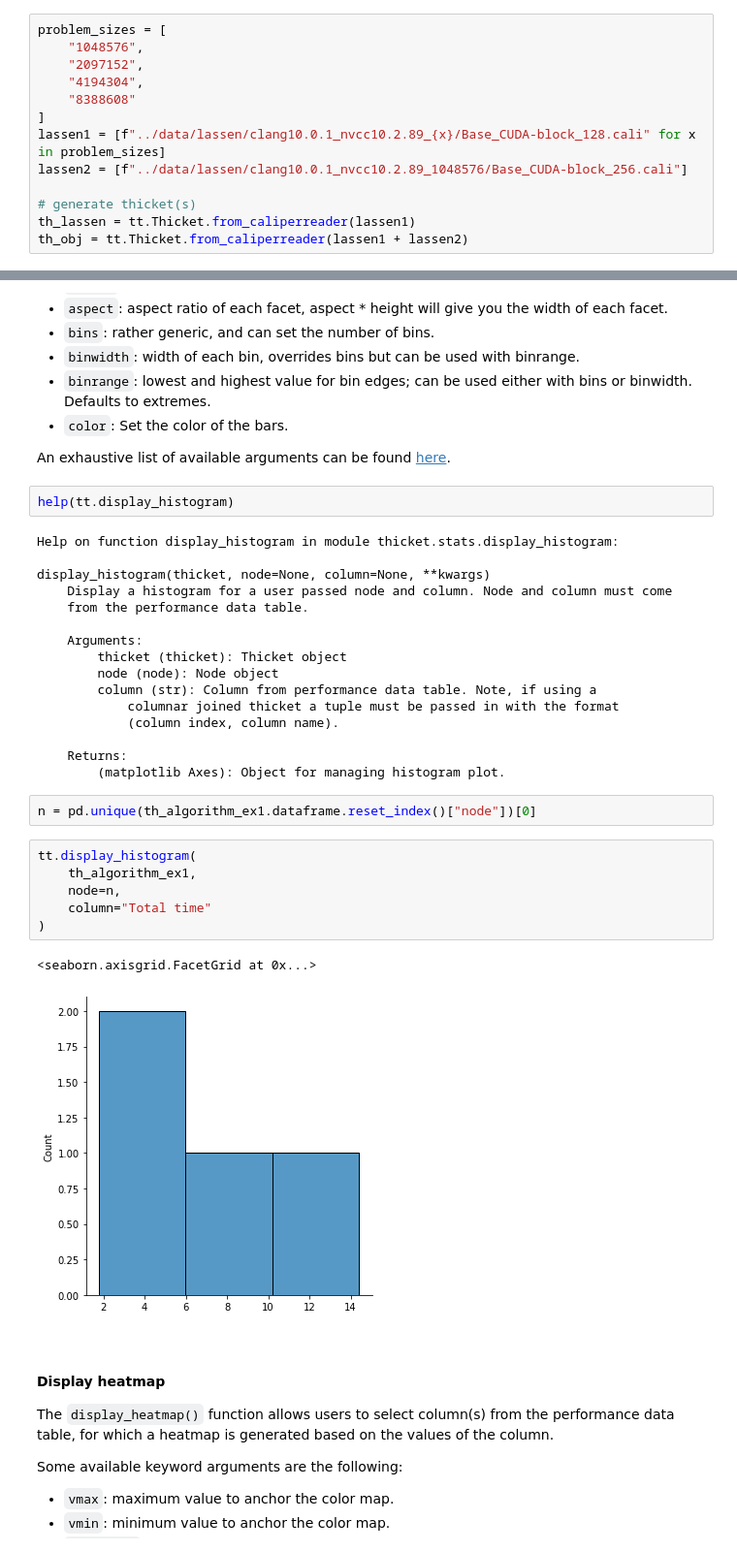
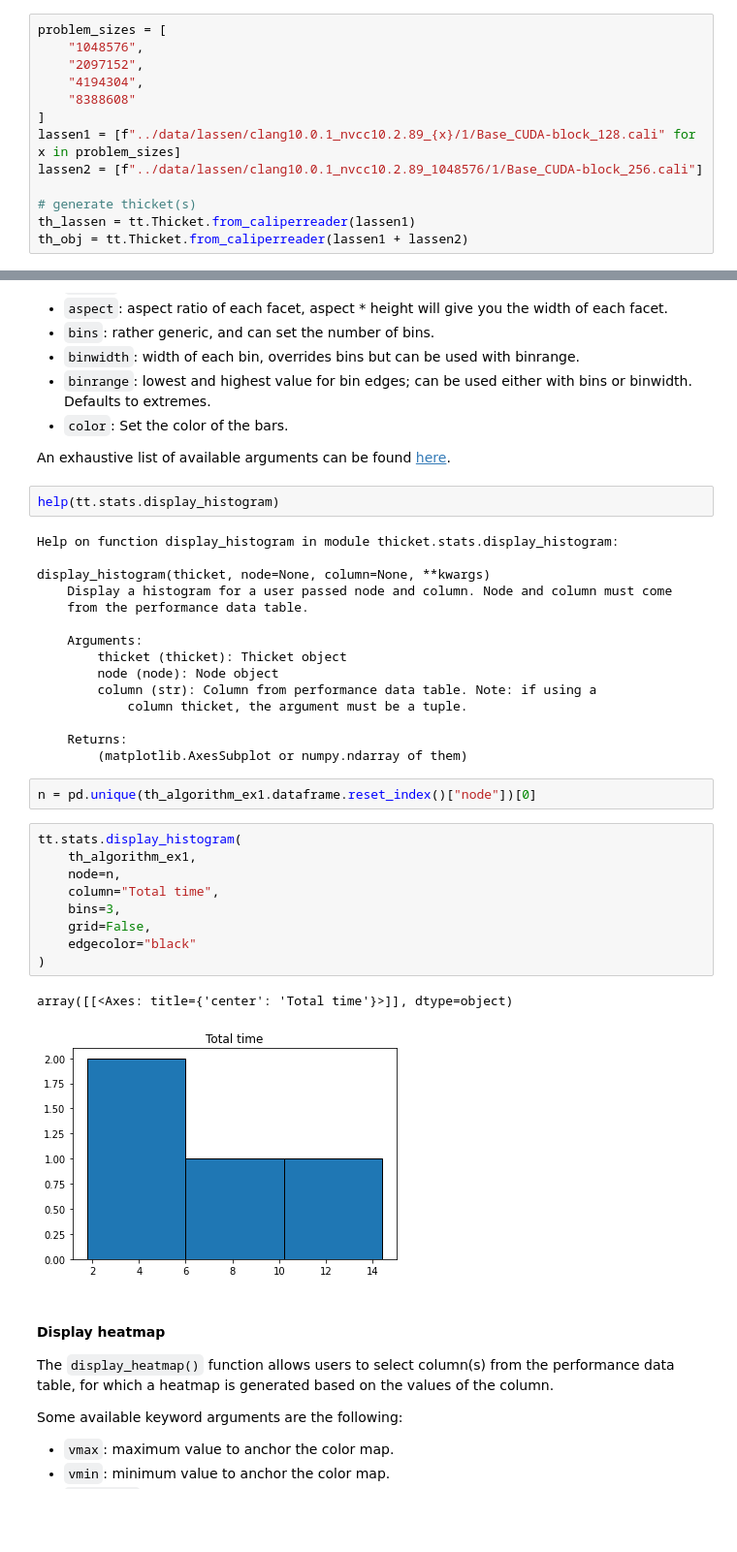
Before and after one commit to LLNL/thicket, a Jupyter notebook: docs/thicket_tutorial.ipynb, the cells around one changed output, grey strips where cells are left out. Shown at 97% size. Drawn from its saved outputs; the diff is of its cells as text; blank space fills up the shorter version.

```diff
--- a/docs/thicket_tutorial.ipynb
+++ b/docs/thicket_tutorial.ipynb
@@ -38,8 +37,8 @@ problem_sizes = [
     "4194304",
     "8388608"
 ]
-lassen1 = [f"../data/lassen/clang10.0.1_nvcc10.2.89_{x}/Base_CUDA-block_128.cali" for x in problem_sizes]
-lassen2 = [f"../data/lassen/clang10.0.1_nvcc10.2.89_1048576/Base_CUDA-block_256.cali"]
+lassen1 = [f"../data/lassen/clang10.0.1_nvcc10.2.89_{x}/1/Base_CUDA-block_128.cali" for x in problem_sizes]
+lassen2 = [f"../data/lassen/clang10.0.1_nvcc10.2.89_1048576/1/Base_CUDA-block_256.cali"]
 
 # generate thicket(s)
 th_lassen = tt.Thicket.from_caliperreader(lassen1)
@@ -508,7 +475,7 @@ Some available keyword arguments are the following,
 
 An exhaustive list of available arguments can be found [here](https://seaborn.pydata.org/generated/seaborn.displot.html).
 # %%
-help(tt.display_histogram)
+help(tt.stats.display_histogram)
 # %% [output]
 Help on function display_histogram in module thicket.stats.display_histogram:
 
@@ -519,23 +486,25 @@ display_histogram(thicket, node=None, column=None, **kwargs)
     Arguments:
         thicket (thicket): Thicket object
         node (node): Node object
-        column (str): Column from performance data table. Note, if using a
-            columnar joined thicket a tuple must be passed in with the format
-            (column index, column name).
+        column (str): Column from performance data table. Note: if using a
+            column thicket, the argument must be a tuple.
 
     Returns:
-        (matplotlib Axes): Object for managing histogram plot.
+        (matplotlib.AxesSubplot or numpy.ndarray of them)
 # %%
 n = pd.unique(th_algorithm_ex1.dataframe.reset_index()["node"])[0]
 # %%
-tt.display_histogram(
+tt.stats.display_histogram(
     th_algorithm_ex1,
     node=n,
-    column="Total time"
+    column="Total time",
+    bins=3,
+    grid=False,
+    edgecolor="black"
 )
 # %% [output]
-<seaborn.axisgrid.FacetGrid at 0x...>
+array([[<Axes: title={'center': 'Total time'}>]], dtype=object)
-[figure, old version]
+[figure, new version]
 # %% [markdown]
 #### Display heatmap
 
```
Also changed, not shown: parts of 46 cells of this notebook, 3 other files.
